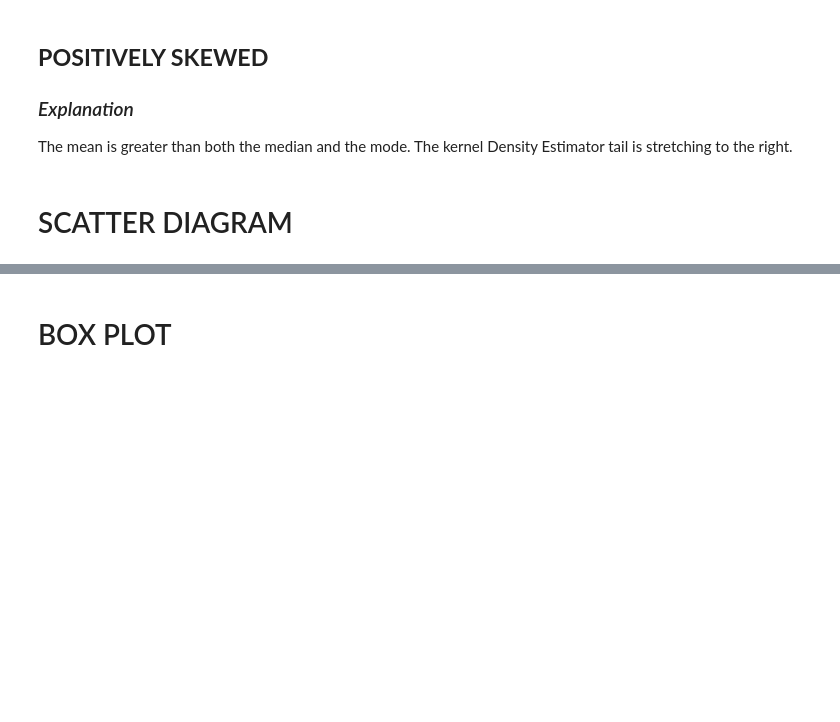
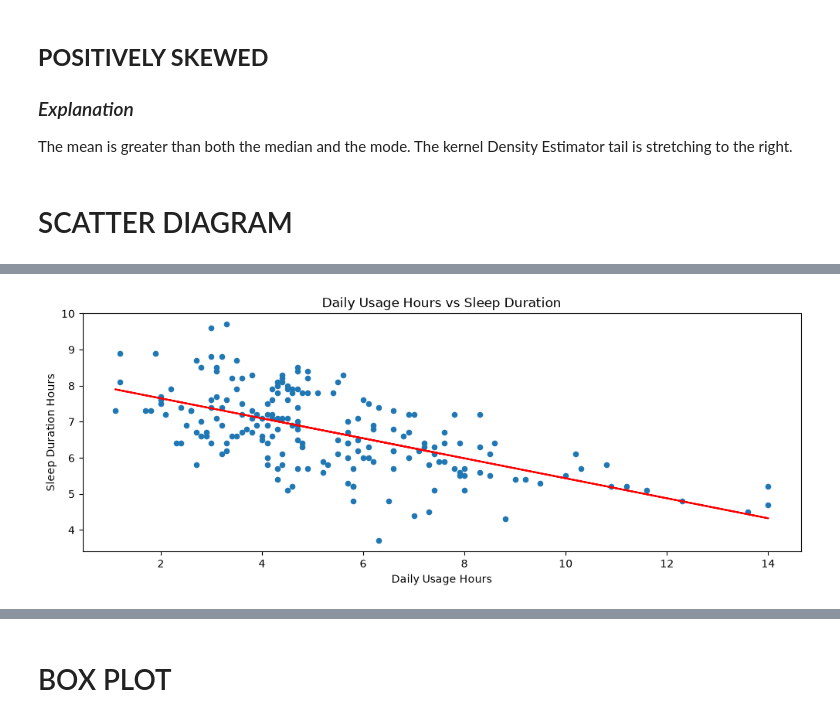
Before and after one commit to JacksonKamugisha/social-media-impact-on-pple, a Jupyter notebook: social.ipynb, the cells around one changed output, grey strips where cells are left out. Saved outputs shown, nothing was run; the diff lists cells and outputs as text; code cells hidden in the pictures; blank space fills up the shorter version.

```diff
--- a/social.ipynb
+++ b/social.ipynb
@@ -81,0 +94,17 @@ Most students with high GPAs have a low daily usage of social media while those
+# %%
+data_df.plot.scatter(x = "Daily_Usage_Hours", y = "Sleep_Duration_Hours", figsize = (12, 4))
+
+x = data_df["Daily_Usage_Hours"]
+y = data_df["Sleep_Duration_Hours"]
+
+m, b = np.polyfit(x, y, 1)
+
+plt.plot(x, m*x + b, color='red')
+
+plt.xlabel("Daily Usage Hours")
+plt.ylabel("Sleep Duration Hours")
+plt.title("Daily Usage Hours vs Sleep Duration")
+
+plt.show()
+# %% [output]
+[figure, added]
```
Also changed, not shown: parts of 19 cells of this notebook, 2 other files.
